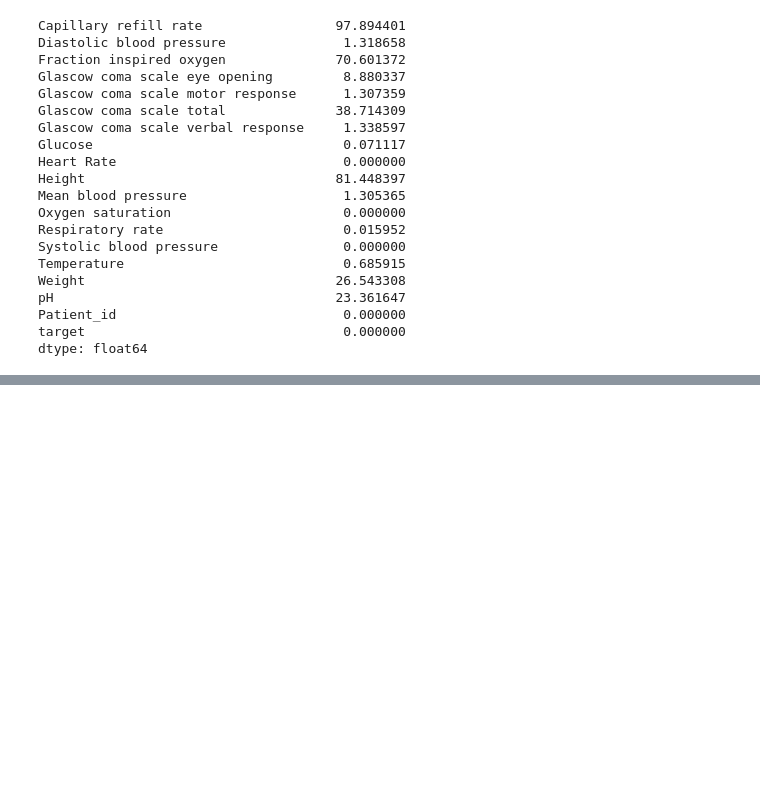
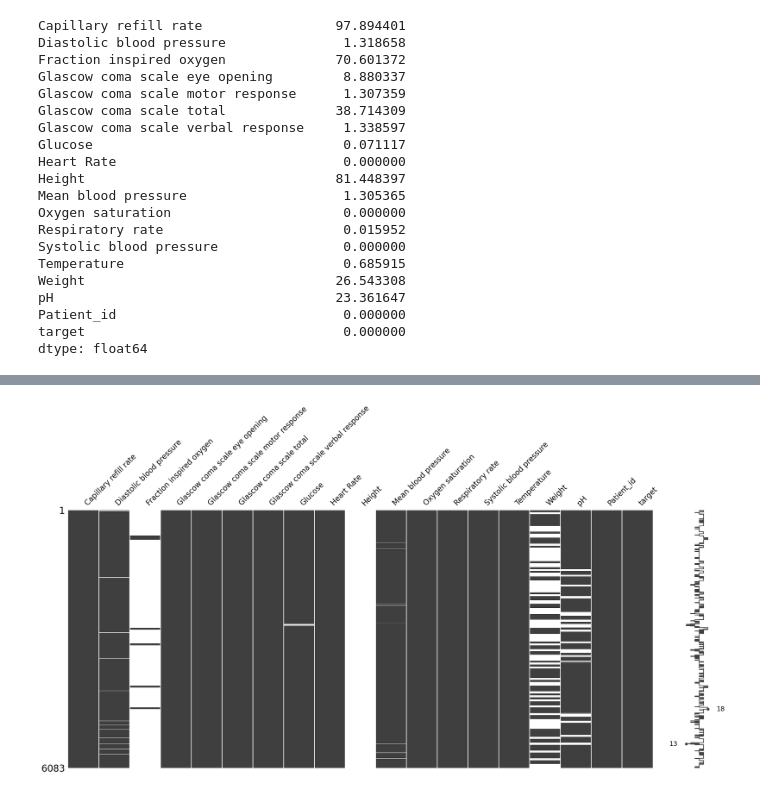
Before and after one commit to Lorraine254/AppliedMachineLearning, a Jupyter notebook: Assignment 2/Data_preprocessing_148454.ipynb, the cells around one changed output, grey strips where cells are left out. Cells and saved outputs as stored; diff of their text form; code cells hidden in the pictures; blank space fills up the shorter version.

```diff
--- a/Assignment 2/Data_preprocessing_148454.ipynb
+++ b/Assignment 2/Data_preprocessing_148454.ipynb
@@ -245,0 +290,4 @@ dtype: float64
+# %%
+# Dropping the missing values from the categorical variables
+# Drop rows with missing values in the specified columns
+df_cleaned = df.dropna(subset=['Glascow coma scale eye opening','Glascow coma scale motor response','Glascow coma scale verbal response','Patient_id','Capillary refill rate'])
@@ -245,0 +319,5 @@ dtype: float64
+# %%
+# Visulizing the missing values
+mn.matrix(df_cleaned);
+# %% [output]
+[figure, added]
```
Also changed, not shown: parts of 32 cells of this notebook, 6 other files.
